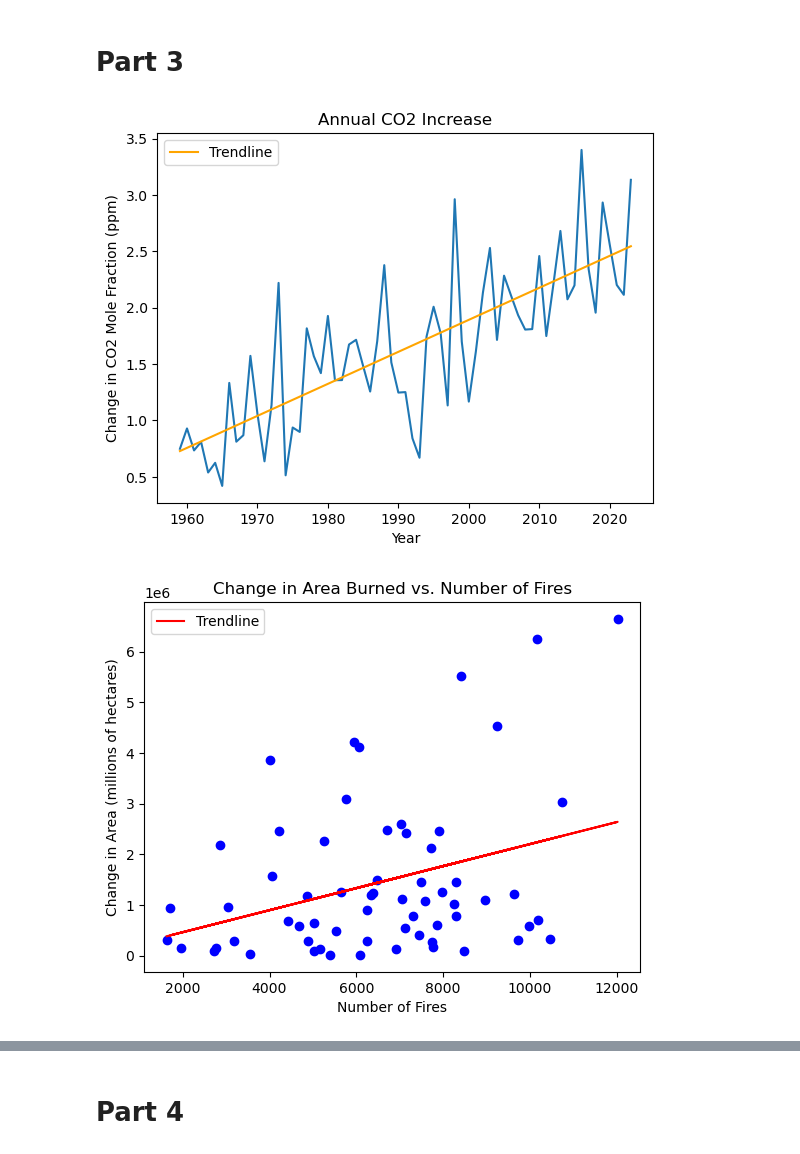
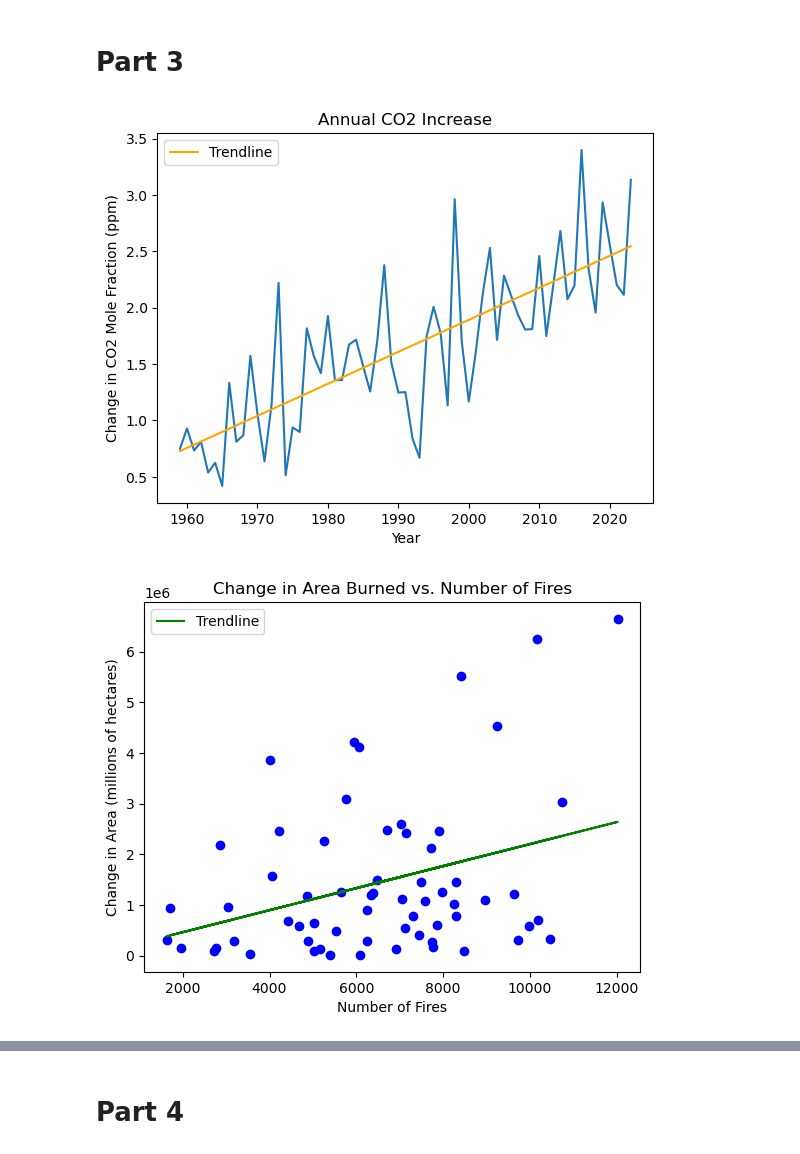
Before and after one commit to Ameridiem7903/ENDG310-Lab2, a Jupyter notebook: Lab2-data.ipynb, the cells around one changed output, grey strips where cells are left out. Cells and saved outputs as stored; diff of their text form; code cells hidden in the pictures.

```diff
--- a/Lab2-data.ipynb
+++ b/Lab2-data.ipynb
@@ -93,34 +93,34 @@ fire_data = wildfire_data["FIRES"][2:]
 coefficients = np.polyfit(fire_data, area_diff, 1)
 slope, intercept = coefficients
 predicted_values = np.polyval(coefficients, fire_data)
 
 plt.scatter(fire_data, area_diff, color = 'blue')
-plt.plot(fire_data, predicted_values, label = 'Trendline', color = 'red')
+plt.plot(fire_data, predicted_values, label = 'Trendline', color = 'green')
 plt.title("Change in Area Burned vs. Number of Fires")
 plt.xlabel("Number of Fires")
 plt.ylabel("Change in Area (millions of hectares)")
 plt.legend()
 plt.show()
 ###########################################################################################################################################
 
 # Fires > 200 ha and amount of CO2 per year
 recent_co2 = yearly_co2[1:]
 flipped_co2 = recent_co2[::-1]
 fig, ax1 = plt.subplots(figsize = (10,6))
 ax1.bar(data["YEAR"], data["TOTAL_HA"], color = 'orange', label = "Area burned, CNFDB")
 ax1.set_ylabel("Area Burned (tens of millions of hectares)")
 ax2 = ax1.twinx()
-ax2.plot(wildfire_data["YEAR"], flipped_co2, color = 'black', label = "Number of fires, CNFDB")
+ax2.plot(wildfire_data["YEAR"], flipped_co2, color = 'red', label = "Number of fires, CNFDB")
 
 # Legend wasn't working so I made one manually
-legend1 = plt.Line2D([], [], color = 'k', label = 'Yearly CO2 Mole Fraction')
+legend1 = plt.Line2D([], [], color = 'r', label = 'Yearly CO2 Mole Fraction')
 legend2 = plt.Line2D([], [], color = '#F39C12', linewidth = 5, label = 'Area Burned')
 ax1.legend(handles = [legend1, legend2], loc = 'upper left', frameon = True, edgecolor = 'orange')
 
 ax1.set_xlabel("Years")
 ax2.set_ylabel('Yearly CO2 Mole Fraction (ppm)')
 plt.title("Amount of CO2 and Area Burned per Year")
 plt.show()
 # %% [output]
 [figure]
-[figure, old version]
+[figure, new version]
```
Also changed, not shown: parts of 1 cell of this notebook.
